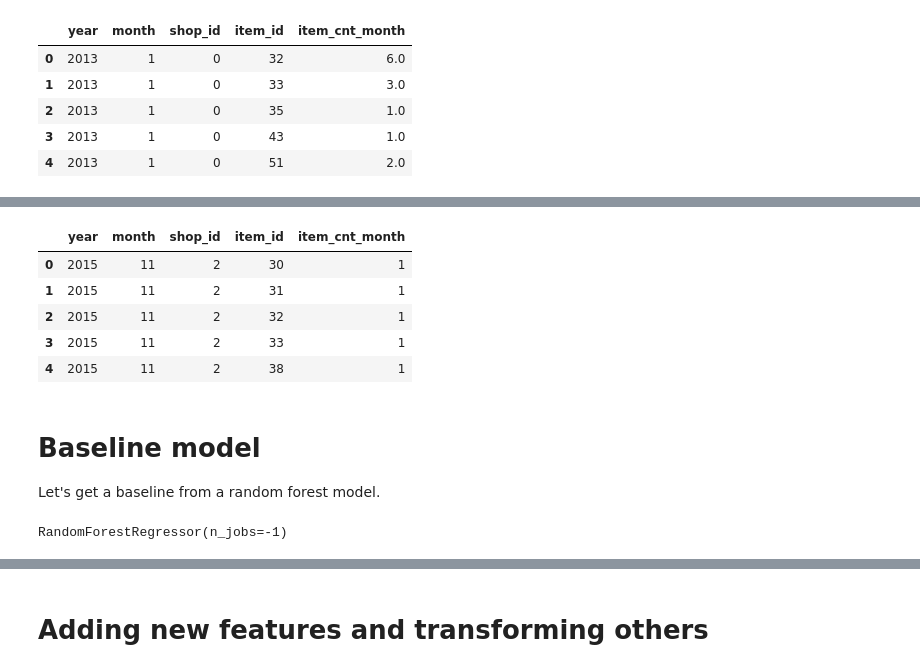
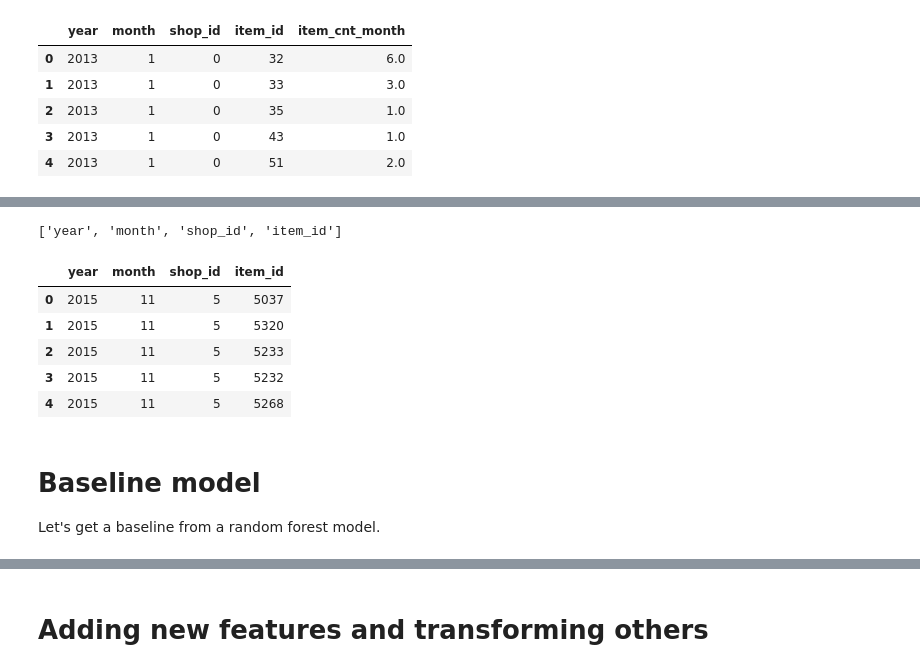
Before and after one commit to guyrux/predict_future_sales, a Jupyter notebook: notebook/1_data_understanding.ipynb, the cells around one changed output, grey strips where cells are left out. Saved outputs shown, nothing was run; the diff lists cells and outputs as text; code cells hidden in the pictures.

```diff
--- a/notebook/1_data_understanding.ipynb
+++ b/notebook/1_data_understanding.ipynb
@@ -215,19 +214,24 @@ sns.barplot(x="month", y="item_cnt_month", data=df_train);
 [figure]
+# %%
+lst_train_columns = df_train.columns.tolist()
+lst_train_columns.remove("item_cnt_month")
+lst_train_columns
+# %% [output]
+['year', 'month', 'shop_id', 'item_id']
 # %%
 df_test_mod = df_test.copy()
-df_test_mod = df_test_mod.groupby(["shop_id", "item_id"]).agg({"ID": "count"}).rename(columns={"ID": "item_cnt_month"}).reset_index()
 df_test_mod["year"] = 2015
 df_test_mod["month"] = 11
-df_test_mod = df_test_mod[df_train.columns.tolist()]
+df_test_mod = df_test_mod[lst_train_columns]
 
 df_test_mod.head()
 # %% [output]
-|  | year | month | shop_id | item_id | item_cnt_month |
-| 0 | 2015 | 11 | 2 | 30 | 1 |
-| 1 | 2015 | 11 | 2 | 31 | 1 |
-| 2 | 2015 | 11 | 2 | 32 | 1 |
-| 3 | 2015 | 11 | 2 | 33 | 1 |
-| 4 | 2015 | 11 | 2 | 38 | 1 |
+|  | year | month | shop_id | item_id |
+| 0 | 2015 | 11 | 5 | 5037 |
+| 1 | 2015 | 11 | 5 | 5320 |
+| 2 | 2015 | 11 | 5 | 5233 |
+| 3 | 2015 | 11 | 5 | 5232 |
+| 4 | 2015 | 11 | 5 | 5268 |
 # %% [markdown]
 # Baseline model
 
@@ -238,5 +242,0 @@ from sklearn.metrics import mean_squared_error as rmse
-# %%
-model = RandomForestRegressor(n_jobs=-1)
-model.fit(df_train.drop("item_cnt_month", axis=1), df_train["item_cnt_month"])
-# %% [output]
-RandomForestRegressor(n_jobs=-1)
```
Also changed, not shown: parts of 11 cells of this notebook.
